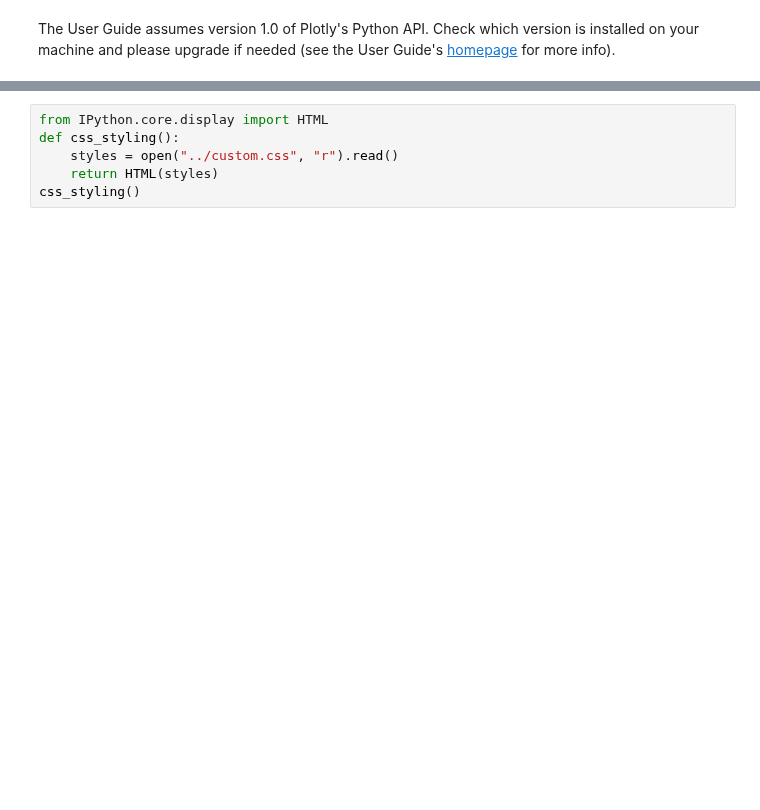
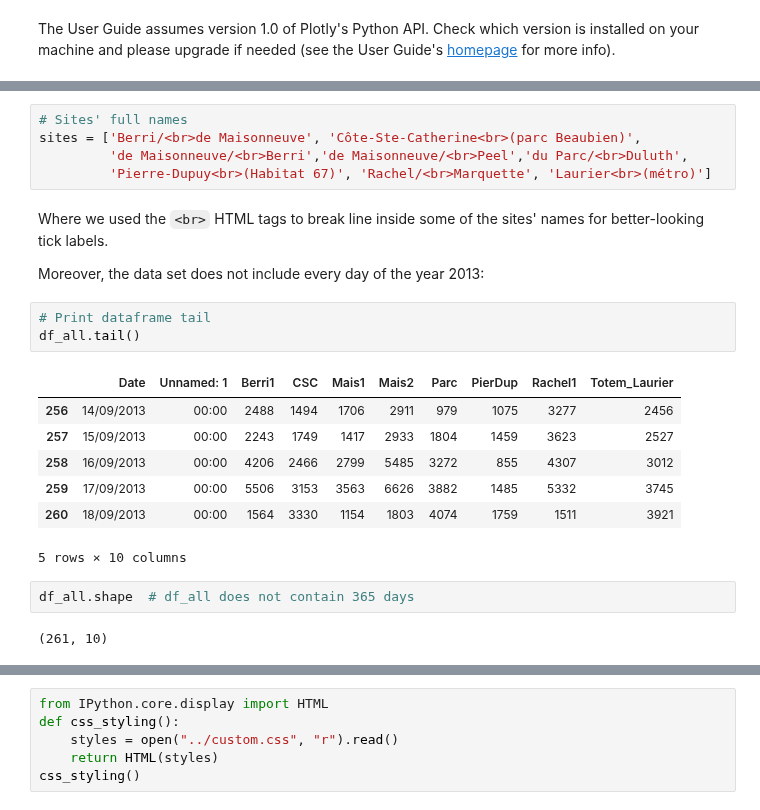
Before and after one commit to plotly/python-user-guide, a Jupyter notebook: s5_heatmaps/s5_heatmaps.ipynb, the cells around one changed output, grey strips where cells are left out. Cells and saved outputs as stored; diff of their text form; blank space fills up the shorter version.

```diff
--- a/s5_heatmaps/s5_heatmaps.ipynb
+++ b/s5_heatmaps/s5_heatmaps.ipynb
@@ -257,0 +97,24 @@ previous section (coming soon) </h4>
+# %%
+# Sites' full names
+sites = ['Berri/<br>de Maisonneuve', 'Côte-Ste-Catherine<br>(parc Beaubien)',
+         'de Maisonneuve/<br>Berri','de Maisonneuve/<br>Peel','du Parc/<br>Duluth',
+         'Pierre-Dupuy<br>(Habitat 67)', 'Rachel/<br>Marquette', 'Laurier<br>(métro)']
+# %% [markdown]
+Where we used the `<br>` HTML tags to break line inside some of the sites' names for better-looking tick labels.
+
+Moreover, the data set does not include every day of the year 2013:
+# %%
+# Print dataframe tail
+df_all.tail()
+# %% [output]
+|  | Date | Unnamed: 1 | Berri1 | CSC | Mais1 | Mais2 | Parc | PierDup | Rachel1 | Totem_Laurier |
+| 256 | 14/09/2013 | 00:00 | 2488 | 1494 | 1706 | 2911 | 979 | 1075 | 3277 | 2456 |
+| 257 | 15/09/2013 | 00:00 | 2243 | 1749 | 1417 | 2933 | 1804 | 1459 | 3623 | 2527 |
+| 258 | 16/09/2013 | 00:00 | 4206 | 2466 | 2799 | 5485 | 3272 | 855 | 4307 | 3012 |
+| 259 | 17/09/2013 | 00:00 | 5506 | 3153 | 3563 | 6626 | 3882 | 1485 | 5332 | 3745 |
+| 260 | 18/09/2013 | 00:00 | 1564 | 3330 | 1154 | 1803 | 4074 | 1759 | 1511 | 3921 |
+5 rows × 10 columns
+# %%
+df_all.shape  # df_all does not contain 365 days
+# %% [output]
+(261, 10)
```
Also changed, not shown: parts of 117 cells of this notebook.
